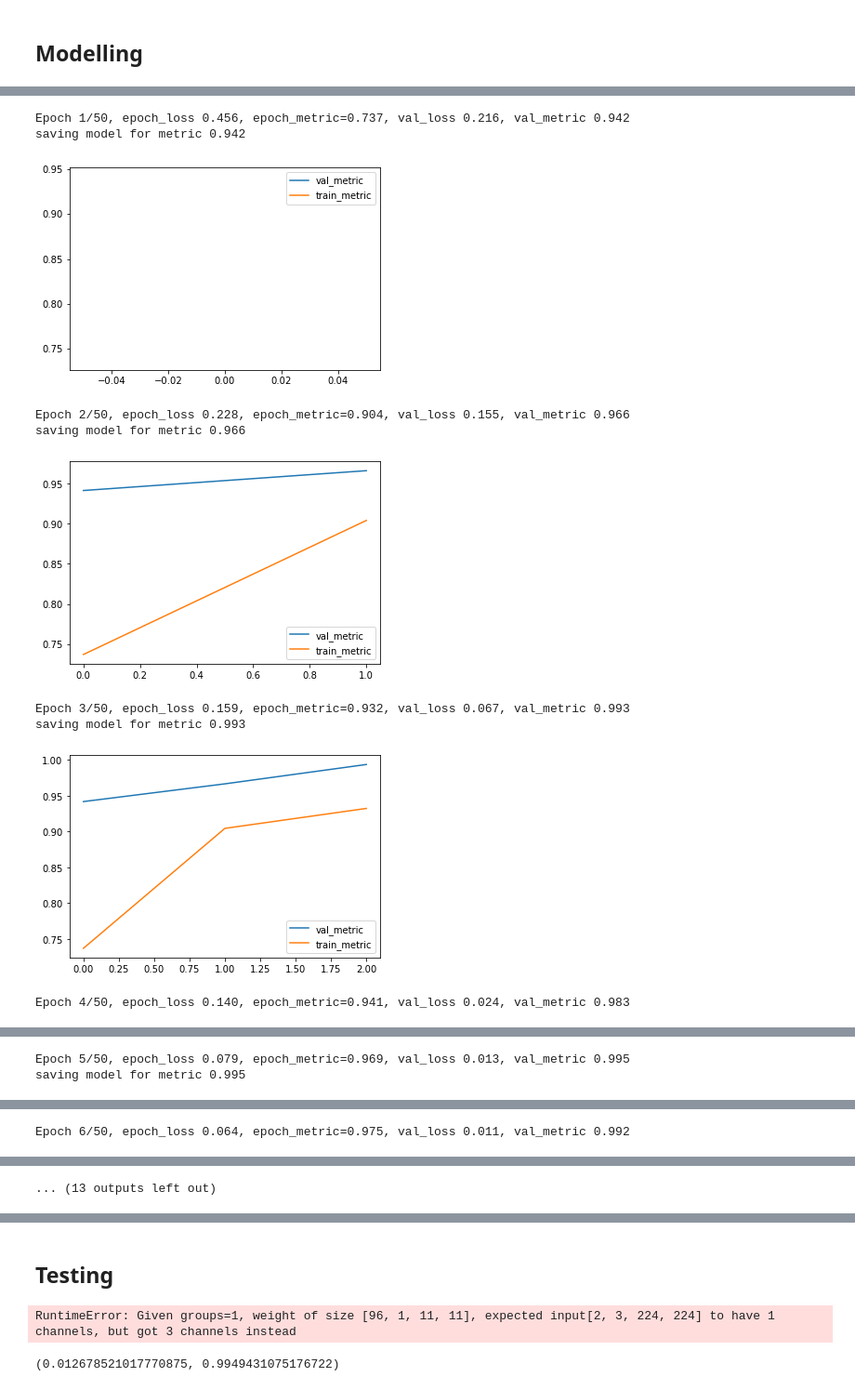
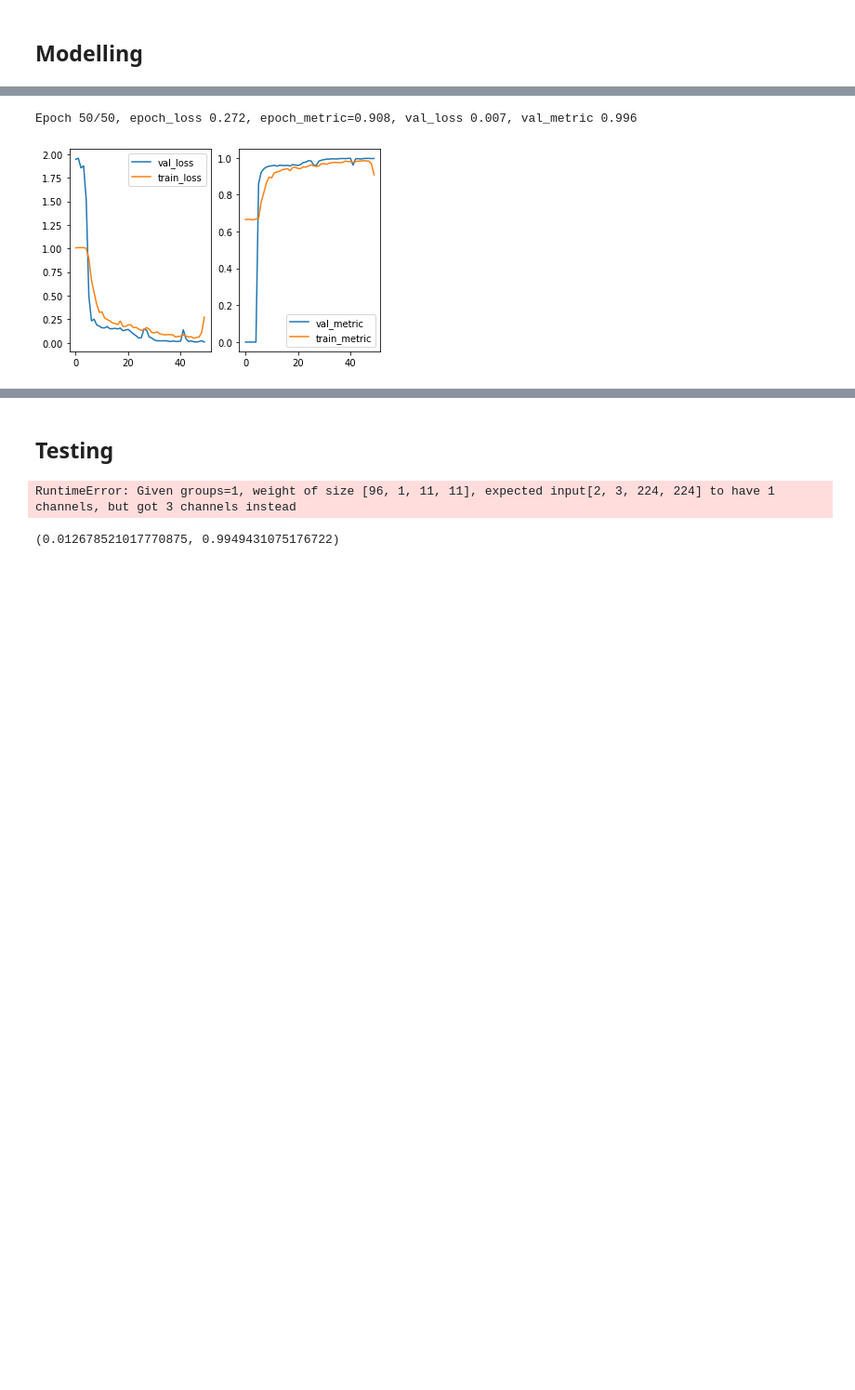
Before and after one commit to mormoassaf/ml-2022, a Jupyter notebook: main.ipynb, the cells around one changed output, grey strips where cells are left out. Shown: that part at 93% size. Drawn from its saved outputs; the diff is of its cells as text; code cells hidden in the pictures; blank space fills up the shorter version.

```diff
--- a/main.ipynb
+++ b/main.ipynb
@@ -183,6 +189,6 @@ test_ds = ChineseMNISTDataset(test_images, test_ids)
 # %%
 # Get random sample
 i = np.random.randint(0, len(train_ds))
-left, right, score = train_ds[i]
-plot_sample(left[0], right[0], score)
+left, right, distance = train_ds[i]
+plot_sample(left[0], right[0], distance)
 # %% [output]
@@ -221,5 +230,5 @@ print(len(train_loader.dataset), len(val_loader.dataset), len(test_loader.datase
 # %%
-# Compute F1 score metric
+# Compute F1 metric
 def compute_metric(model, metric=BinaryF1Score(), loader=None):
     model.eval()
     criterion = ContrastiveLoss()
@@ -230,17 +239,17 @@ def compute_metric(model, metric=BinaryF1Score(), loader=None):
     running_metric = 0.0
     compare = torch.nn.CosineSimilarity(dim=1)
     with torch.no_grad():
-        for i, (left, right, score) in tqdm.tqdm(enumerate(loader), total=len(loader)):
+        for i, (left, right, distance_true) in tqdm.tqdm(enumerate(loader), total=len(loader)):
             left = left.to(device)
             right = right.to(device)
-            score = score.to(device)
+            distance_true = distance_true.to(device)
             out0, out1 = model(left, right)
-            loss = criterion(out0, out1, 1-score)
+            loss = criterion(out0, out1, distance_true)
             running_loss += loss.item()
+            # Predict and evaluate
+            distances = model.compare_embeddings(out0, out1)
+            running_metric += metric((distances > 0.75).float(), distance_true).item()
 
-            similarities = model.compare_embeddings(out0, out1)
-            # Compute cosine similarity
-            running_metric += metric(score, (similarities < 0.5).float()).item()
 
     return running_loss/len(loader), running_metric/len(loader)
 # %%
@@ -257,56 +266,52 @@ for epoch in range(N):
     running_epoch_loss = 0.0
     running_epoch_metric = 0.0
 
-    for i, (left, right, score) in tqdm.tqdm(enumerate(train_loader), total=len(train_loader)):
-
+    for i, (left, right, distance_true) in tqdm.tqdm(enumerate(train_loader), total=len(train_loader)):
         left = left.to(device)
         right = right.to(device)
-        score = score.to(device)
+        distance_true = distance_true.to(device)
+
         # Runtime augmentation
         left = transform(left)
         right = transform(right)
 
+        # Propagate forward and backward
         optimizer.zero_grad()
         out0, out1 = model(left, right)
-        loss = criterion(out0, out1, 1-score)
+        loss = criterion(out0, out1, distance_true)
         running_epoch_loss += loss.item()
         loss.backward()
         optimizer.step()
 
-        similarities = model.compare_embeddings(out0, out1)
-
-        # Compute cosine similarity
-        running_epoch_metric += metric(score, (similarities < 0.5).float()).item()
+        # Evaluate metric
+        distances = model.compare_embeddings(out0, out1)
+        running_epoch_metric += metric((distances > 0.75).float(), distance_true).item()
 
     # Epoch complete
     val_loss, val_metric = compute_metric(model, loader=val_loader, metric=metric)
     train_loss, train_metric = running_epoch_loss/len(train_loader), running_epoch_metric/len(train_loader)
+
+    # Recording results
+    clear_output(wait=True)
     print(f"Epoch {epoch+1}/{N}, epoch_loss {train_loss:.3f}, epoch_metric={train_metric:.3f}, val_loss {val_loss:.3f}, val_metric {val_metric:.3f}")
 
     val_losses.append(val_loss)
     train_losses.append(train_loss)
     val_metrics.append(val_metric)
     train_metrics.append(train_metric)
 
     if val_metric >= best_metric:
         best_metric = val_metric
         print(f"saving model for metric {best_metric:.3f}")
-        torch.save(model.state_dict(), "bestmodel4.pt")
+        torch.save(model.state_dict(), out_file)
 
-    # plt.plot(val_losses, label="val_loss")
-    # plt.plot(train_losses, label="train_loss")
-    plt.plot(val_metrics, label="val_metric")
-    plt.plot(train_metrics, label="train_metric")
-    plt.legend()
+    plt.subplot(1, 2, 1).plot(val_losses, label="val_loss")
+    plt.subplot(1, 2, 1).plot(train_losses, label="train_loss")
+    plt.subplot(1, 2, 1).legend()
+    plt.subplot(1, 2, 2).plot(val_metrics, label="val_metric")
+    plt.subplot(1, 2, 2).plot(train_metrics, label="train_metric")
+    plt.subplot(1, 2, 2).legend()
     plt.show()
 # %% [output]
-Epoch 1/50, epoch_loss 0.456, epoch_metric=0.737, val_loss 0.216, val_metric 0.942
-saving model for metric 0.942
+Epoch 50/50, epoch_loss 0.272, epoch_metric=0.908, val_loss 0.007, val_metric 0.996
-[figure, old version]
+[figure, new version]
-Epoch 2/50, epoch_loss 0.228, epoch_metric=0.904, val_loss 0.155, val_metric 0.966
-saving model for metric 0.966
-[figure, removed]
-Epoch 3/50, epoch_loss 0.159, epoch_metric=0.932, val_loss 0.067, val_metric 0.993
-saving model for metric 0.993
-[figure, removed]
-Epoch 4/50, epoch_loss 0.140, epoch_metric=0.941, val_loss 0.024, val_metric 0.983
@@ -314,2 +317,0 @@ Epoch 4/50, epoch_loss 0.140, epoch_metric=0.941, val_loss 0.024, val_metric 0.9
-Epoch 5/50, epoch_loss 0.079, epoch_metric=0.969, val_loss 0.013, val_metric 0.995
-saving model for metric 0.995
@@ -317 +317,0 @@ saving model for metric 0.995
-Epoch 6/50, epoch_loss 0.064, epoch_metric=0.975, val_loss 0.011, val_metric 0.992
@@ -319,4 +318,3 @@ Epoch 6/50, epoch_loss 0.064, epoch_metric=0.975, val_loss 0.011, val_metric 0.9
-... (13 outputs left out)
 # %%
 plt.subplot(2, 2, 1).plot(train_losses, label="train_loss")
 plt.subplot(2, 2, 2).plot(val_losses, label="val_loss")
```
Also changed, not shown: parts of 12 cells of this notebook, 2 other files.
